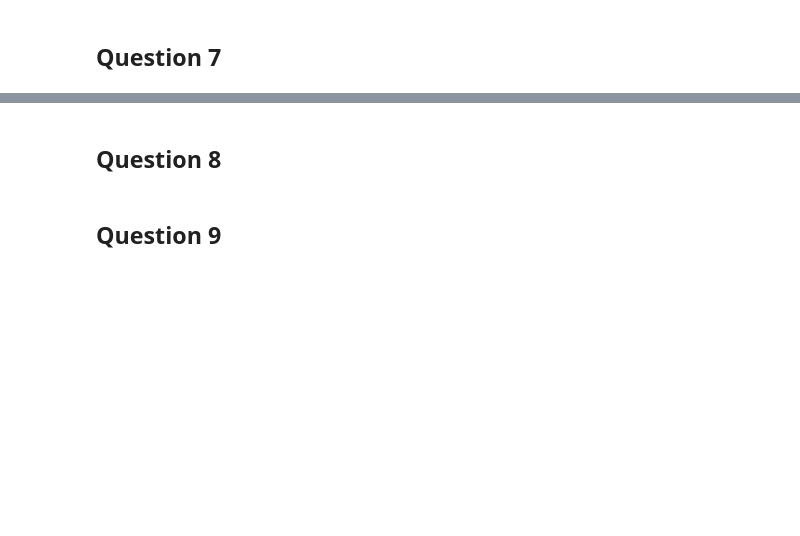
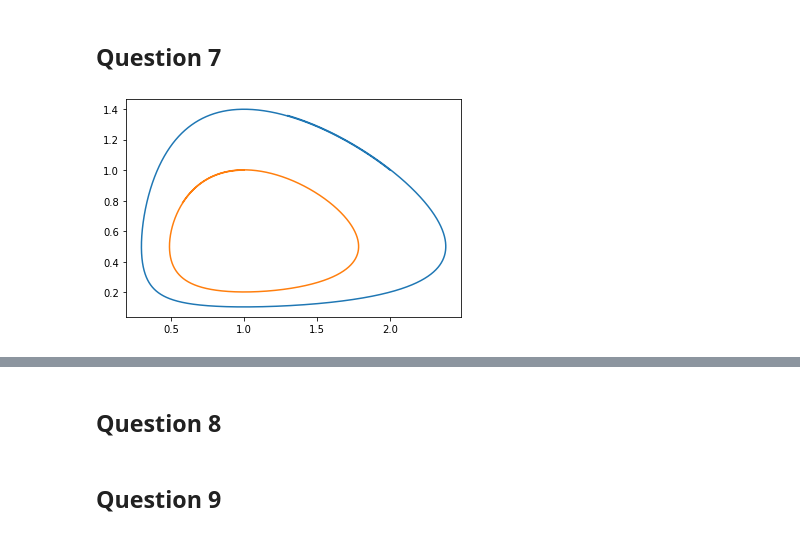
Before and after one commit to 20castro/Projet-equa-diff, a Jupyter notebook: Projet.ipynb, the cells around one changed output, grey strips where cells are left out. Drawn from its saved outputs; the diff is of its cells as text; code cells hidden in the pictures; blank space fills up the shorter version.

```diff
--- a/Projet.ipynb
+++ b/Projet.ipynb
@@ -184,11 +215,20 @@ ordre()
 # %% [markdown]
 ## Question 7
-# %%
-def euler_Lotka_Volterra(x0, dt, t0, tf) :
-    def f(x,y) :
-        return (x*(alpha - beta*y), y*(delta*x - gamma))
-    T = np.arange(t0, tf, dt)
-    X = [x0]
-    for t in T :
-        X.append(np.array(X[-1] + dt*f(X[-1])))
-    return T, np.array(X)
+# %%
+# Base canonique
+
+e1 = np.array([1, 0])
+e2 = np.array([0, 1])
+
+def euler_Lotka_Volterra(x0, dt, t0, tf) :
+    def f(t, x) : # on définit f vectoriellement
+        tx = x[::-1]
+        return x*(alpha - beta*tx)*e1 + x*(delta*tx - gamma)*e2
+    return graphic_euler_explicit (f, x0, dt, t0, tf)
+
+T, X = euler_Lotka_Volterra(np.array([2, 1]), 10**(-3), 0, 9)
+R, Y = euler_Lotka_Volterra(np.array([1, 1]), 10**(-3), 0, 9)
+plt.plot(X[:, 0], X[:, 1])
+plt.plot(Y[:, 0], Y[:, 1]);
+# %% [output]
+[figure, added]
```
Also changed, not shown: parts of 10 cells of this notebook.
